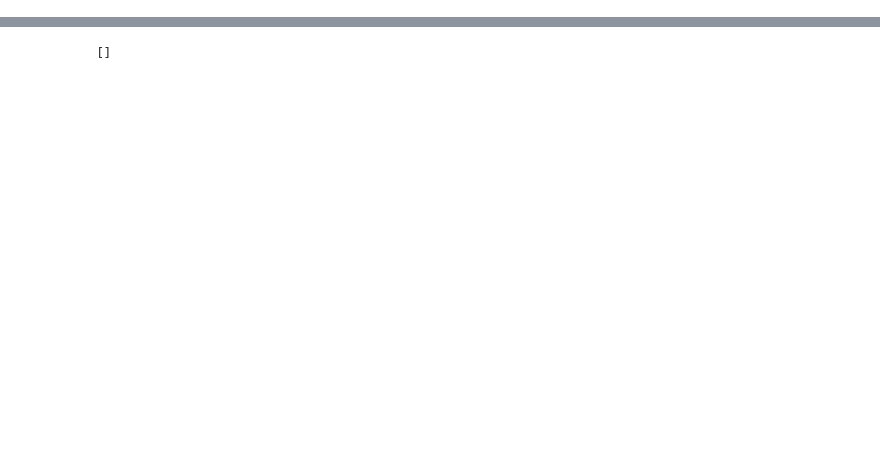
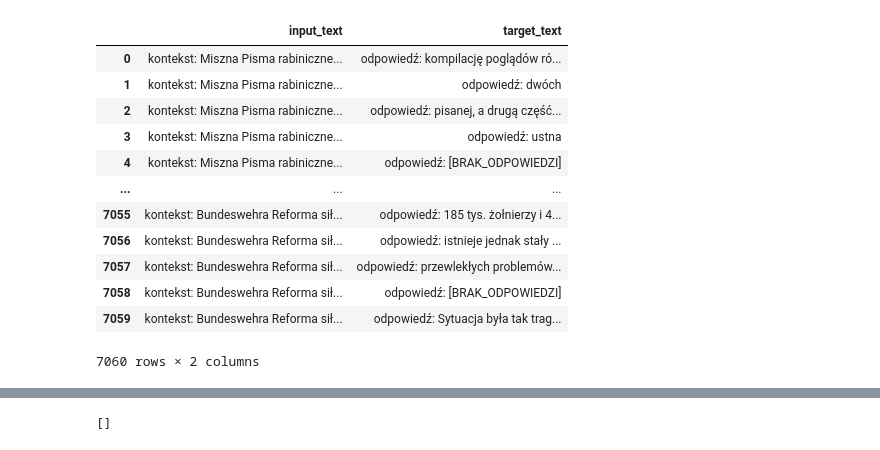
Before and after one commit to LazyDart/poleval-2024-qa, a Jupyter notebook: notebooks/5 Levenshtein Calculation before and after 1 epoch.ipynb, the cells around one changed output, grey strips where cells are left out. Cells and saved outputs as stored; diff of their text form; code cells hidden in the pictures; blank space fills up the shorter version.

```diff
--- a/notebooks/5 Levenshtein Calculation before and after 1 epoch.ipynb
+++ b/notebooks/5 Levenshtein Calculation before and after 1 epoch.ipynb
@@ -34,3 +35,19 @@ for i in range(100):
     dist = distance(sample["target_text"].iloc[i], gen_str[0])
 
     distances.append((dist_og, dist))
+# %%
+valid_input
+# %% [output]
+|  | input_text | target_text |
+| 0 | kontekst: Miszna Pisma rabiniczne... | odpowiedź: kompilację poglądów ró... |
+| 1 | kontekst: Miszna Pisma rabiniczne... | odpowiedź: dwóch |
+| 2 | kontekst: Miszna Pisma rabiniczne... | odpowiedź: pisanej, a drugą część... |
+| 3 | kontekst: Miszna Pisma rabiniczne... | odpowiedź: ustna |
+| 4 | kontekst: Miszna Pisma rabiniczne... | odpowiedź: [BRAK_ODPOWIEDZI] |
+| ... | ... | ... |
+| 7055 | kontekst: Bundeswehra Reforma sił... | odpowiedź: 185 tys. żołnierzy i 4... |
+| 7056 | kontekst: Bundeswehra Reforma sił... | odpowiedź: istnieje jednak stały ... |
+| 7057 | kontekst: Bundeswehra Reforma sił... | odpowiedź: przewlekłych problemów... |
+| 7058 | kontekst: Bundeswehra Reforma sił... | odpowiedź: [BRAK_ODPOWIEDZI] |
+| 7059 | kontekst: Bundeswehra Reforma sił... | odpowiedź: Sytuacja była tak trag... |
+7060 rows × 2 columns
```
Also changed, not shown: parts of 9 cells of this notebook, 1 other file.
